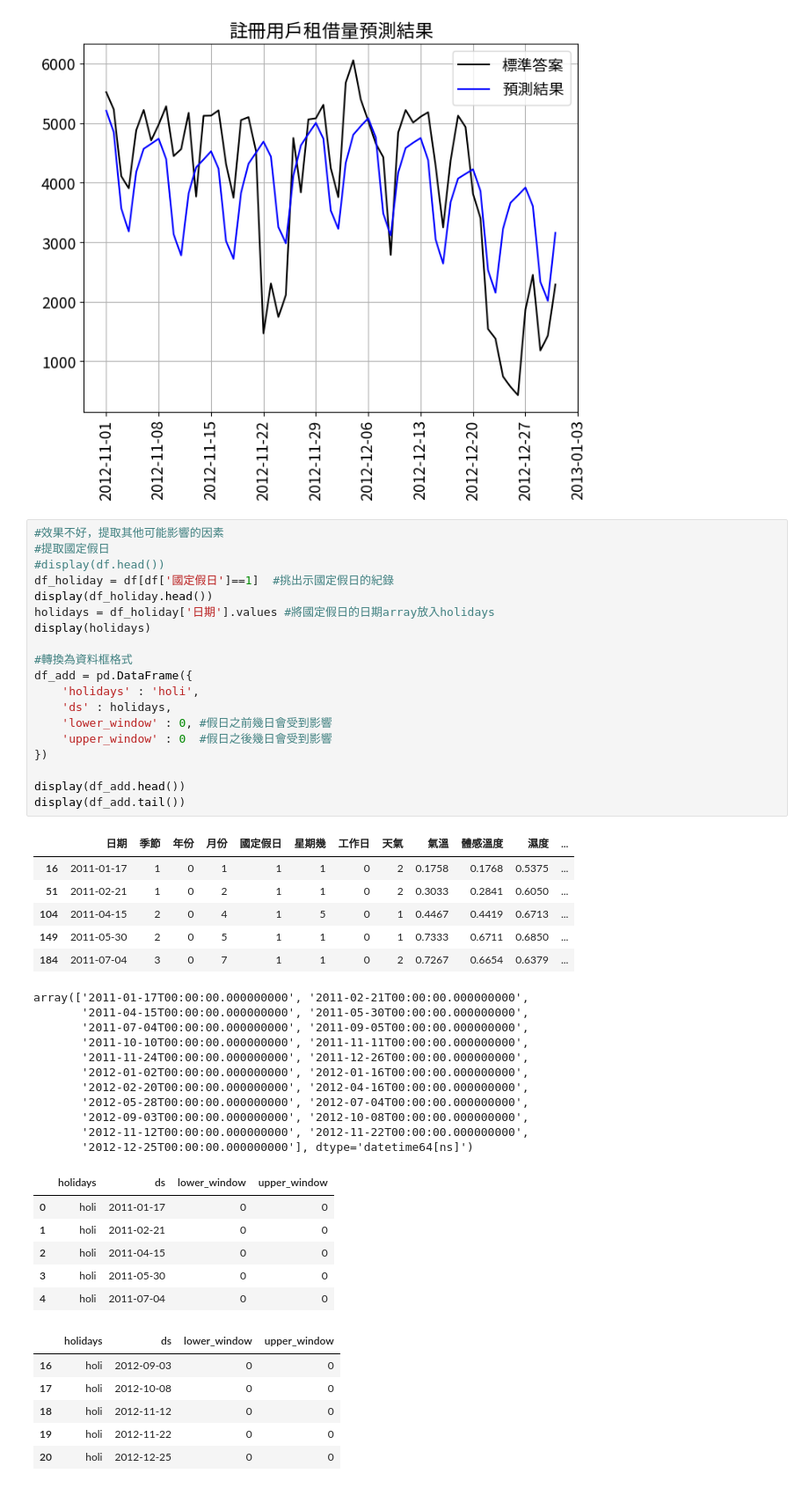
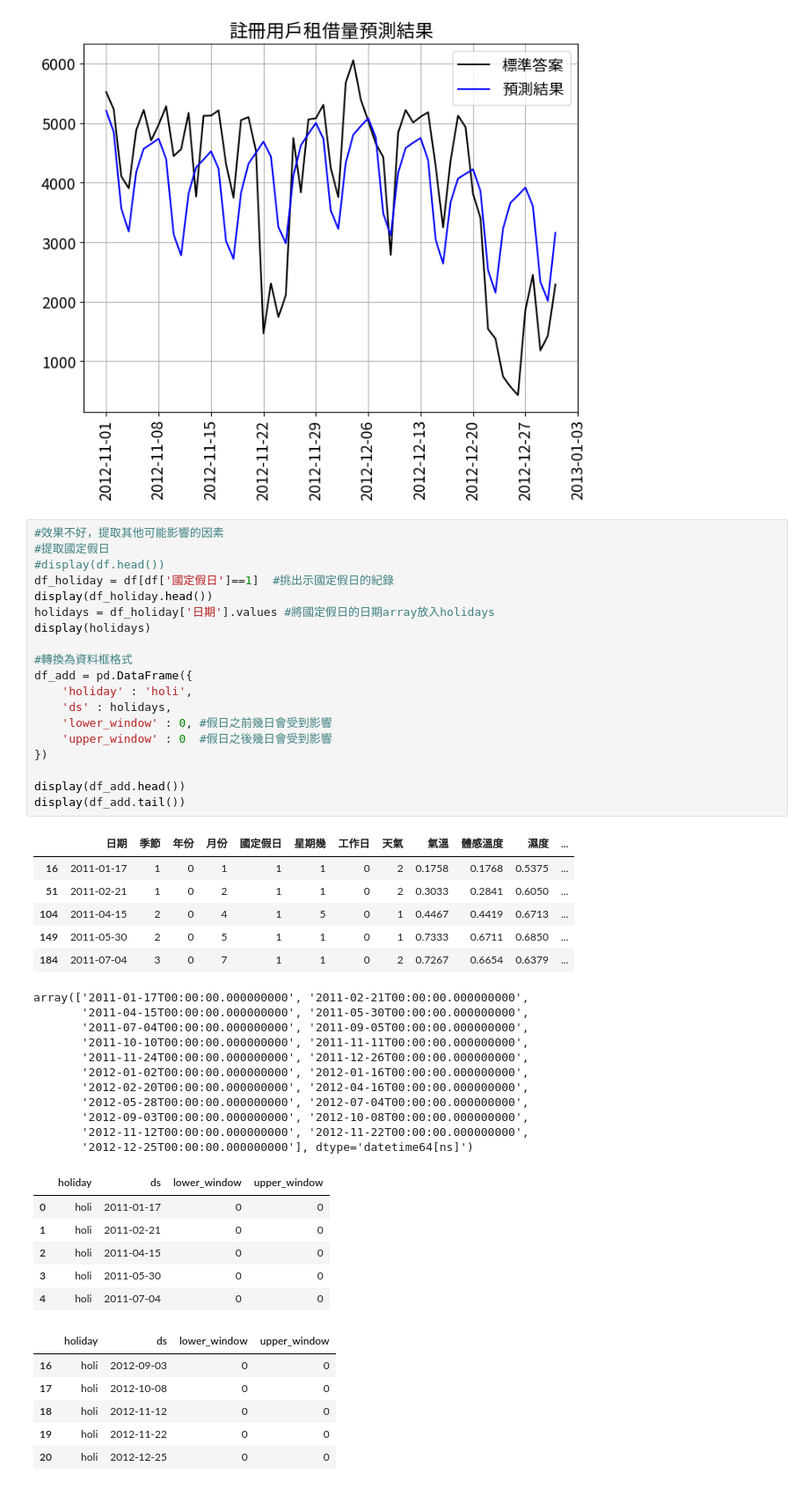
Before and after one commit to GaudiKao/learn-python-by-doing, a Jupyter notebook: Data_Structures&Alogrithms/季節週期性變化預測_時間序列.ipynb, the cells around one changed output. Shown at 88% size. Drawn from its saved outputs; the diff is of its cells as text.

```diff
--- a/Data_Structures&Alogrithms/季節週期性變化預測_時間序列.ipynb
+++ b/Data_Structures&Alogrithms/季節週期性變化預測_時間序列.ipynb
@@ -203,41 +203,41 @@ display(df_holiday.head())
 holidays = df_holiday['日期'].values #將國定假日的日期array放入holidays
 display(holidays)
 
 #轉換為資料框格式
 df_add = pd.DataFrame({
-    'holidays' : 'holi',
+    'holiday' : 'holi',
     'ds' : holidays,
     'lower_window' : 0, #假日之前幾日會受到影響
     'upper_window' : 0  #假日之後幾日會受到影響
 })
 
 display(df_add.head())
 display(df_add.tail())
 # %% [output]
 |  | 日期 | 季節 | 年份 | 月份 | 國定假日 | 星期幾 | 工作日 | 天氣 | 氣溫 | 體感溫度 | 濕度 | ... |
 | 16 | 2011-01-17 | 1 | 0 | 1 | 1 | 1 | 0 | 2 | 0.1758 | 0.1768 | 0.5375 | ... |
 | 51 | 2011-02-21 | 1 | 0 | 2 | 1 | 1 | 0 | 2 | 0.3033 | 0.2841 | 0.6050 | ... |
 | 104 | 2011-04-15 | 2 | 0 | 4 | 1 | 5 | 0 | 1 | 0.4467 | 0.4419 | 0.6713 | ... |
 | 149 | 2011-05-30 | 2 | 0 | 5 | 1 | 1 | 0 | 1 | 0.7333 | 0.6711 | 0.6850 | ... |
 | 184 | 2011-07-04 | 3 | 0 | 7 | 1 | 1 | 0 | 2 | 0.7267 | 0.6654 | 0.6379 | ... |
 array(['2011-01-17T00:00:00.000000000', '2011-02-21T00:00:00.000000000',
        '2011-04-15T00:00:00.000000000', '2011-05-30T00:00:00.000000000',
        '2011-07-04T00:00:00.000000000', '2011-09-05T00:00:00.000000000',
        '2011-10-10T00:00:00.000000000', '2011-11-11T00:00:00.000000000',
        '2011-11-24T00:00:00.000000000', '2011-12-26T00:00:00.000000000',
        '2012-01-02T00:00:00.000000000', '2012-01-16T00:00:00.000000000',
        '2012-02-20T00:00:00.000000000', '2012-04-16T00:00:00.000000000',
        '2012-05-28T00:00:00.000000000', '2012-07-04T00:00:00.000000000',
        '2012-09-03T00:00:00.000000000', '2012-10-08T00:00:00.000000000',
        '2012-11-12T00:00:00.000000000', '2012-11-22T00:00:00.000000000',
        '2012-12-25T00:00:00.000000000'], dtype='datetime64[ns]')
-|  | holidays | ds | lower_window | upper_window |
+|  | holiday | ds | lower_window | upper_window |
 | 0 | holi | 2011-01-17 | 0 | 0 |
 | 1 | holi | 2011-02-21 | 0 | 0 |
 | 2 | holi | 2011-04-15 | 0 | 0 |
 | 3 | holi | 2011-05-30 | 0 | 0 |
 | 4 | holi | 2011-07-04 | 0 | 0 |
-|  | holidays | ds | lower_window | upper_window |
+|  | holiday | ds | lower_window | upper_window |
 | 16 | holi | 2012-09-03 | 0 | 0 |
 | 17 | holi | 2012-10-08 | 0 | 0 |
 | 18 | holi | 2012-11-12 | 0 | 0 |
```
Also changed, not shown: parts of 11 cells of this notebook.
